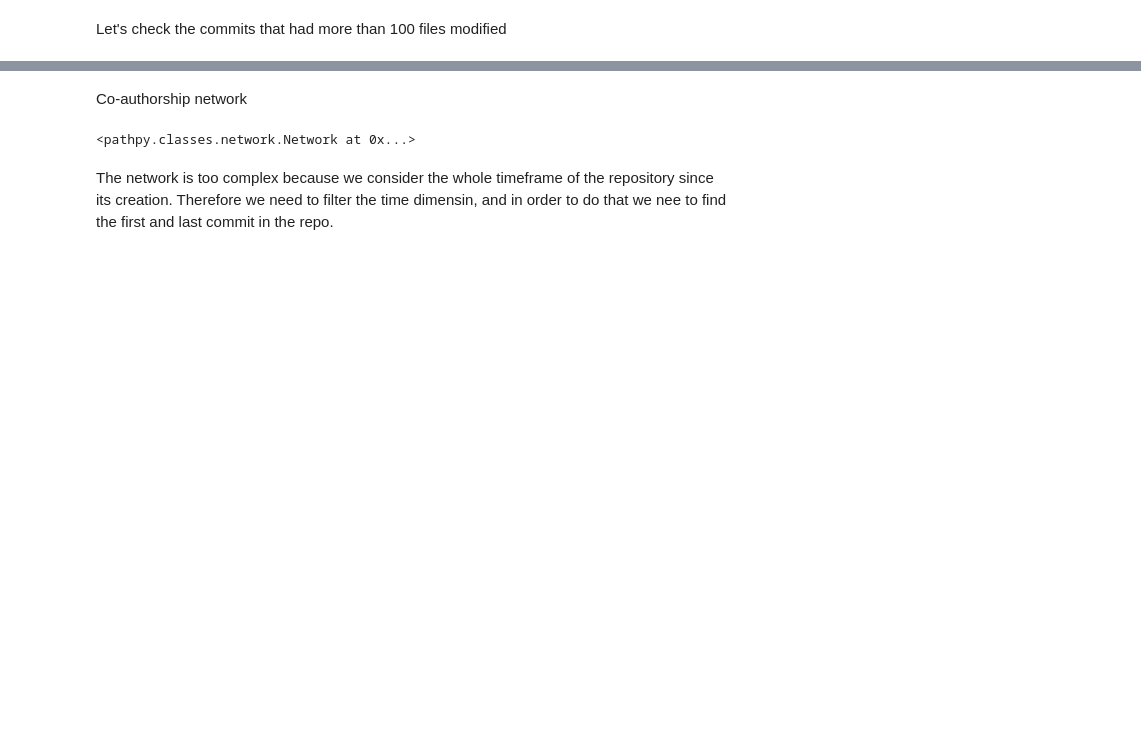
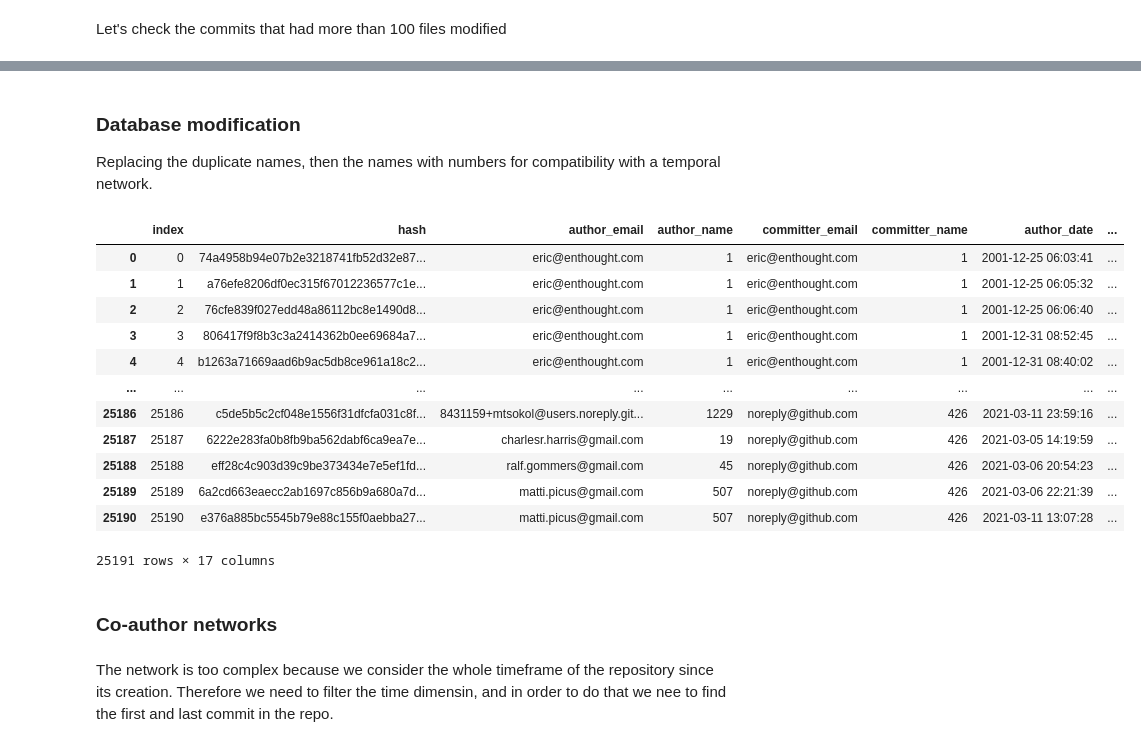
Before and after one commit to csepanyij/master-thesis, a Jupyter notebook: notebooks/numpy.ipynb, the cells around one changed output, grey strips where cells are left out. Saved outputs shown, nothing was run; the diff lists cells and outputs as text; code cells hidden in the pictures; blank space fills up the shorter version.

```diff
--- a/notebooks/numpy.ipynb
+++ b/notebooks/numpy.ipynb
@@ -80,7 +67,23 @@ pp.visualisation.plot(n, node_color=node_color)
-# %% [markdown]
-Co-authorship network
-# %%
-n, node_info, edge_info = git2net.get_coauthorship_network(sqlite_db_file)
-n
-# %% [output]
-<pathpy.classes.network.Network at 0x...>
+# %% [markdown]
+### Database modification
+Replacing the duplicate names, then the names with numbers for compatibility with a temporal network.
+# %%
+con = sqlite3.connect(sqlite_db_file)
+
+# Query the db
+data = pd.read_sql("""SELECT * FROM commits""", con)
+data
+# %% [output]
+|  | index | hash | author_email | author_name | committer_email | committer_name | author_date | ... |
+| 0 | 0 | 74a4958b94e07b2e3218741fb52d32e87... | eric@enthought.com | 1 | eric@enthought.com | 1 | 2001-12-25 06:03:41 | ... |
+| 1 | 1 | a76efe8206df0ec315f67012236577c1e... | eric@enthought.com | 1 | eric@enthought.com | 1 | 2001-12-25 06:05:32 | ... |
+| 2 | 2 | 76cfe839f027edd48a86112bc8e1490d8... | eric@enthought.com | 1 | eric@enthought.com | 1 | 2001-12-25 06:06:40 | ... |
+| 3 | 3 | 806417f9f8b3c3a2414362b0ee69684a7... | eric@enthought.com | 1 | eric@enthought.com | 1 | 2001-12-31 08:52:45 | ... |
+| 4 | 4 | b1263a71669aad6b9ac5db8ce961a18c2... | eric@enthought.com | 1 | eric@enthought.com | 1 | 2001-12-31 08:40:02 | ... |
+| ... | ... | ... | ... | ... | ... | ... | ... | ... |
+| 25186 | 25186 | c5de5b5c2cf048e1556f31dfcfa031c8f... | 8431159+mtsokol@users.noreply.git... | 1229 | noreply@github.com | 426 | 2021-03-11 23:59:16 | ... |
+| 25187 | 25187 | 6222e283fa0b8fb9ba562dabf6ca9ea7e... | charlesr.harris@gmail.com | 19 | noreply@github.com | 426 | 2021-03-05 14:19:59 | ... |
+| 25188 | 25188 | eff28c4c903d39c9be373434e7e5ef1fd... | ralf.gommers@gmail.com | 45 | noreply@github.com | 426 | 2021-03-06 20:54:23 | ... |
+| 25189 | 25189 | 6a2cd663eaecc2ab1697c856b9a680a7d... | matti.picus@gmail.com | 507 | noreply@github.com | 426 | 2021-03-06 22:21:39 | ... |
+| 25190 | 25190 | e376a885bc5545b79e88c155f0aebba27... | matti.picus@gmail.com | 507 | noreply@github.com | 426 | 2021-03-11 13:07:28 | ... |
+25191 rows × 17 columns
@@ -87,3 +136,5 @@ n
+# %% [markdown]
+### Co-author networks
 # %% [markdown]
 The network is too complex because we consider the whole timeframe of the repository since its creation. Therefore we need to filter the time dimensin, and in order to do that we nee to find the first and last commit in the repo.
 # %%
```
Also changed, not shown: parts of 27 cells of this notebook, 4 other files.
